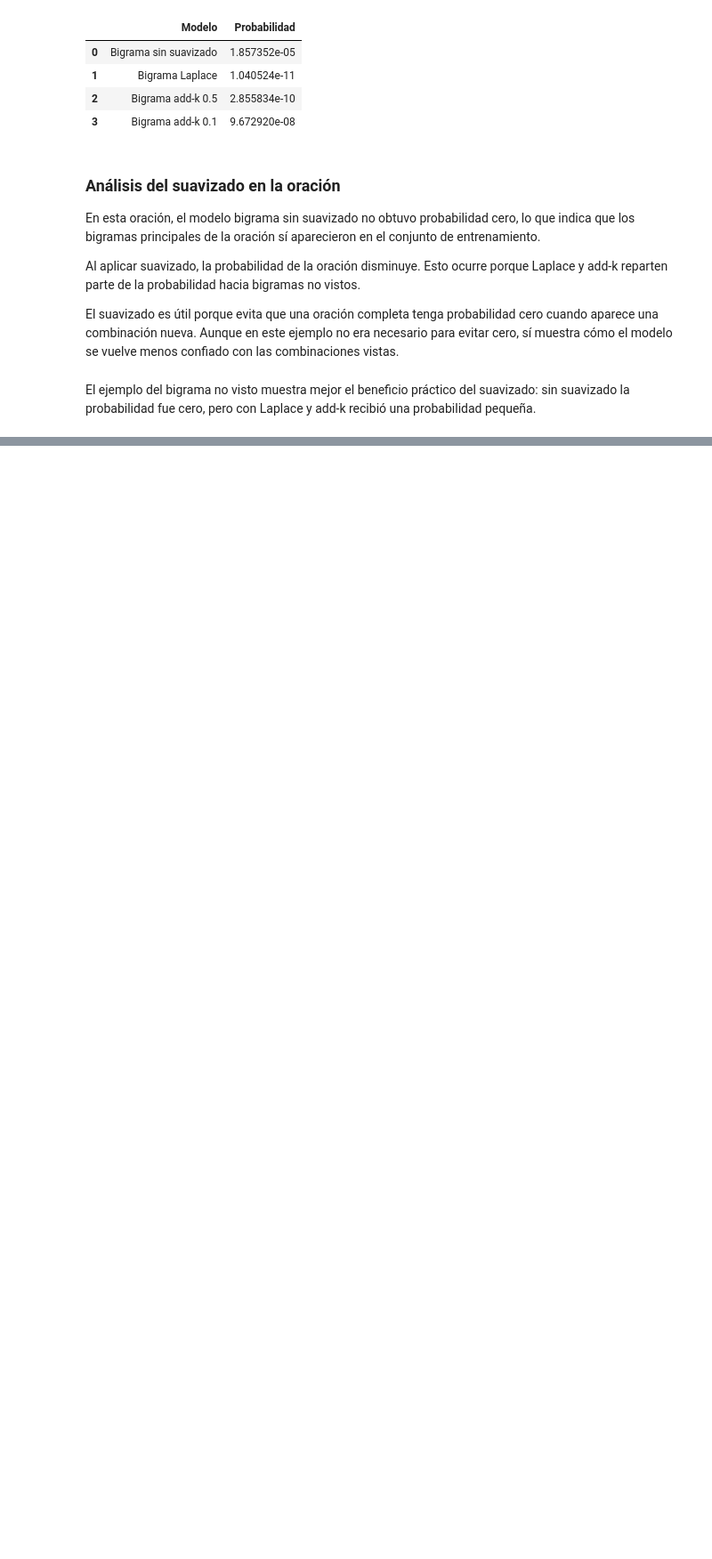
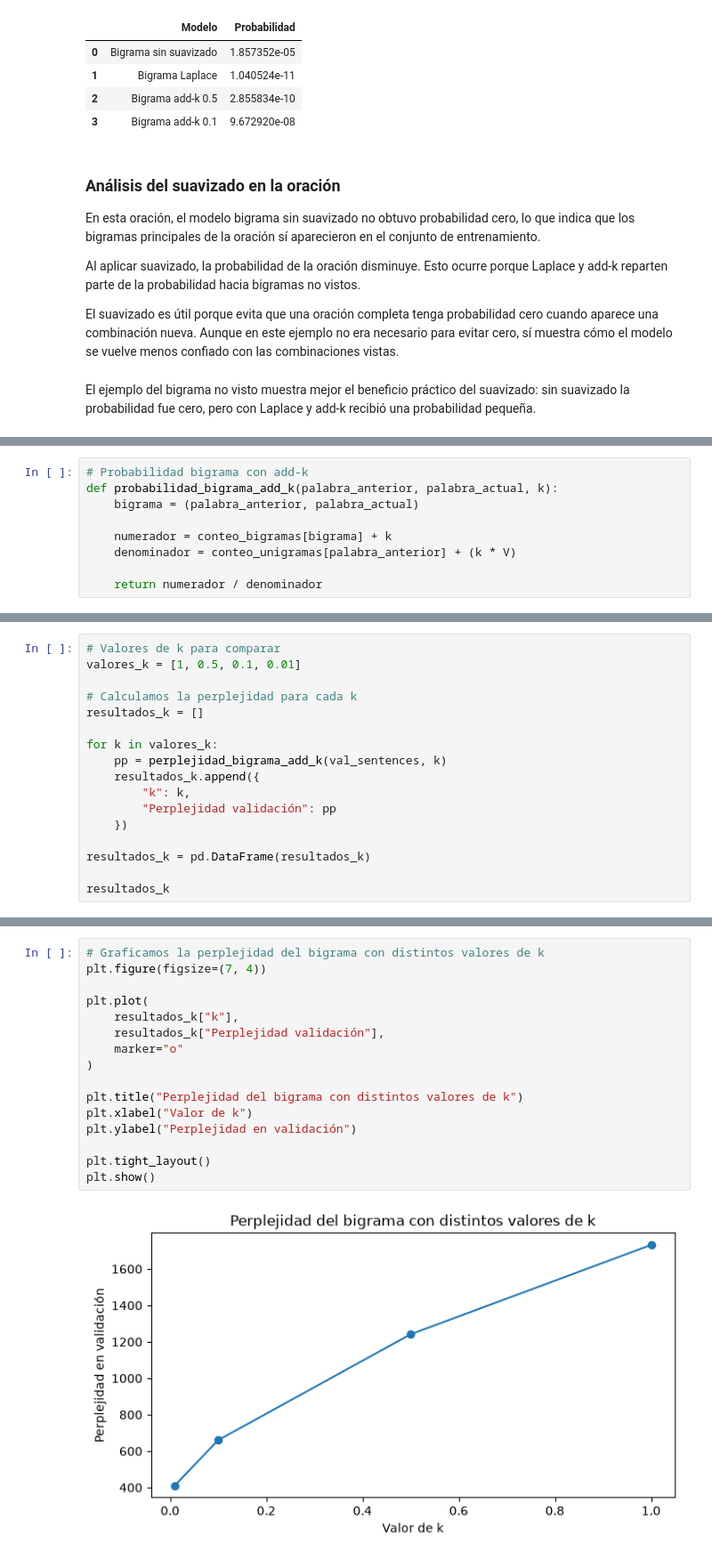
Before and after one commit to Cynthiss/NLP, a Jupyter notebook: Lab_5/Lab_5.ipynb, the cells around one changed output, grey strips where cells are left out. Shown at 89% size. Saved outputs shown, nothing was run; the diff lists cells and outputs as text; blank space fills up the shorter version.

```diff
--- a/Lab_5/Lab_5.ipynb
+++ b/Lab_5/Lab_5.ipynb
@@ -690,0 +876,9 @@ El ejemplo del bigrama no visto muestra mejor el beneficio práctico del suaviza
+# %%
+# Probabilidad bigrama con add-k
+def probabilidad_bigrama_add_k(palabra_anterior, palabra_actual, k):
+    bigrama = (palabra_anterior, palabra_actual)
+
+    numerador = conteo_bigramas[bigrama] + k
+    denominador = conteo_unigramas[palabra_anterior] + (k * V)
+
+    return numerador / denominador
@@ -690,0 +904,17 @@ El ejemplo del bigrama no visto muestra mejor el beneficio práctico del suaviza
+# %%
+# Valores de k para comparar
+valores_k = [1, 0.5, 0.1, 0.01]
+
+# Calculamos la perplejidad para cada k
+resultados_k = []
+
+for k in valores_k:
+    pp = perplejidad_bigrama_add_k(val_sentences, k)
+    resultados_k.append({
+        "k": k,
+        "Perplejidad validación": pp
+    })
+
+resultados_k = pd.DataFrame(resultados_k)
+
+resultados_k
@@ -690,0 +927,18 @@ El ejemplo del bigrama no visto muestra mejor el beneficio práctico del suaviza
+# %%
+# Graficamos la perplejidad del bigrama con distintos valores de k
+plt.figure(figsize=(7, 4))
+
+plt.plot(
+    resultados_k["k"],
+    resultados_k["Perplejidad validación"],
+    marker="o"
+)
+
+plt.title("Perplejidad del bigrama con distintos valores de k")
+plt.xlabel("Valor de k")
+plt.ylabel("Perplejidad en validación")
+
+plt.tight_layout()
+plt.show()
+# %% [output]
+[figure, added]
```
Also changed, not shown: parts of 18 cells of this notebook.
